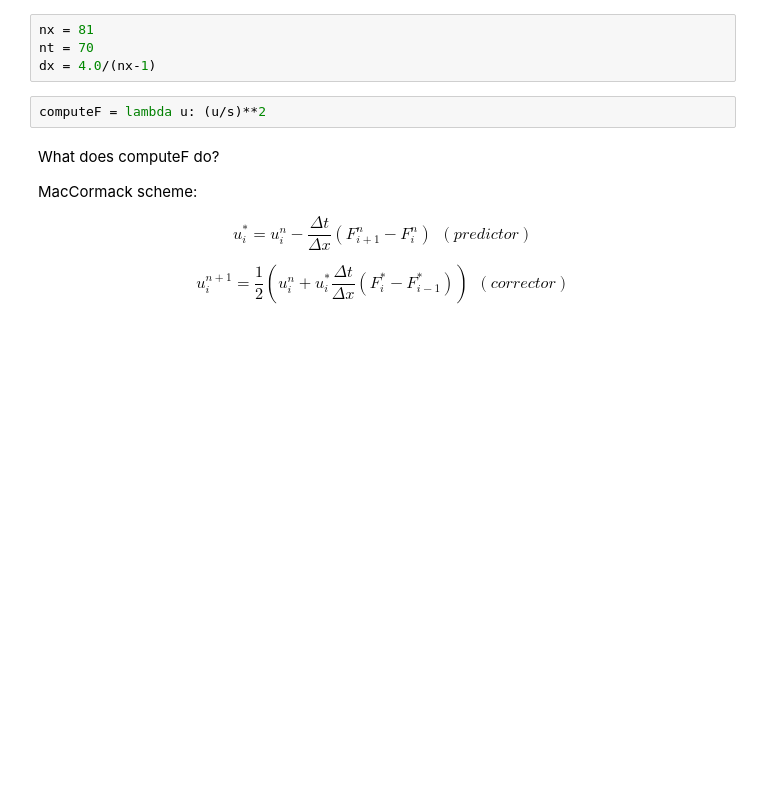
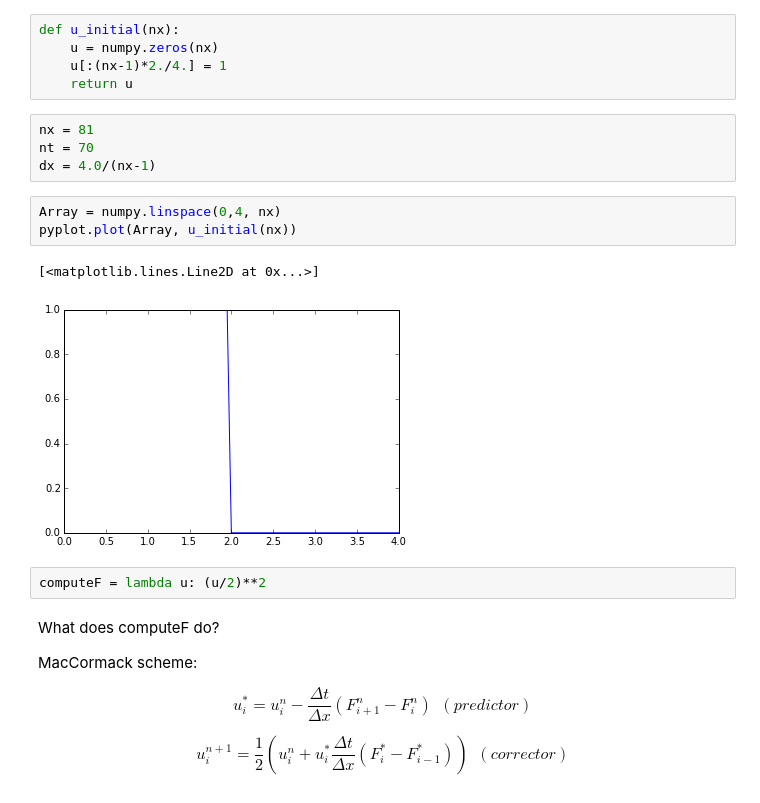
Before and after one commit to cdigangi8/working_dir, a Jupyter notebook: working/Class_Assignment(Burgers).ipynb, the cells around one changed output. Cells and saved outputs as stored; diff of their text form; blank space fills up the shorter version.

```diff
--- a/working/Class_Assignment(Burgers).ipynb
+++ b/working/Class_Assignment(Burgers).ipynb
@@ -33,9 +30,20 @@ def u_inital():
+# %%
+def u_initial(nx):
+    u = numpy.zeros(nx)
+    u[:(nx-1)*2./4.] = 1
+    return u
 # %%
 nx = 81
 nt = 70
 dx = 4.0/(nx-1)
+# %%
+Array = numpy.linspace(0,4, nx)
+pyplot.plot(Array, u_initial(nx))
+# %% [output]
+[<matplotlib.lines.Line2D at 0x...>]
+[figure, added]
 # %%
-computeF = lambda u: (u/s)**2
+computeF = lambda u: (u/2)**2
 # %% [markdown]
 What does computeF do?
 
```
Also changed, not shown: parts of 7 cells of this notebook.
